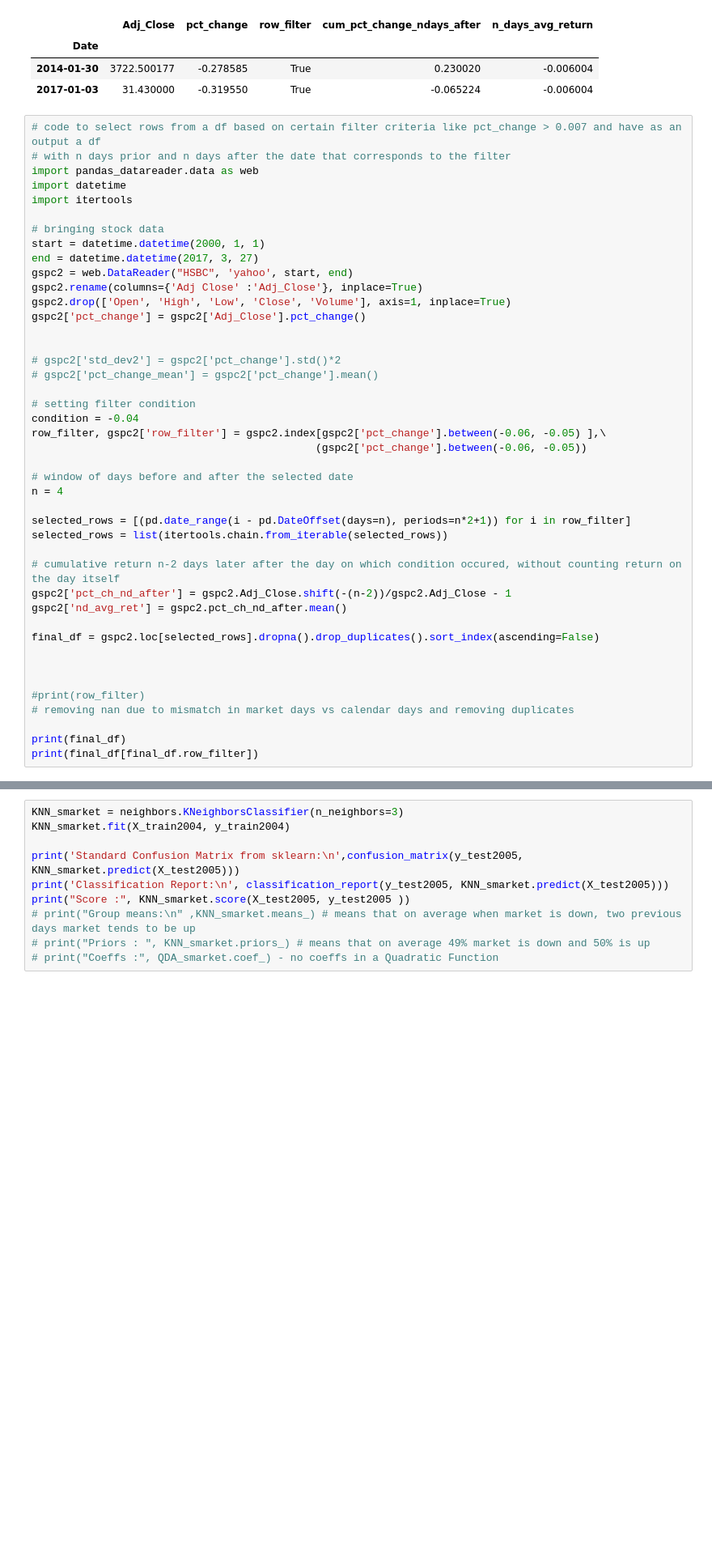
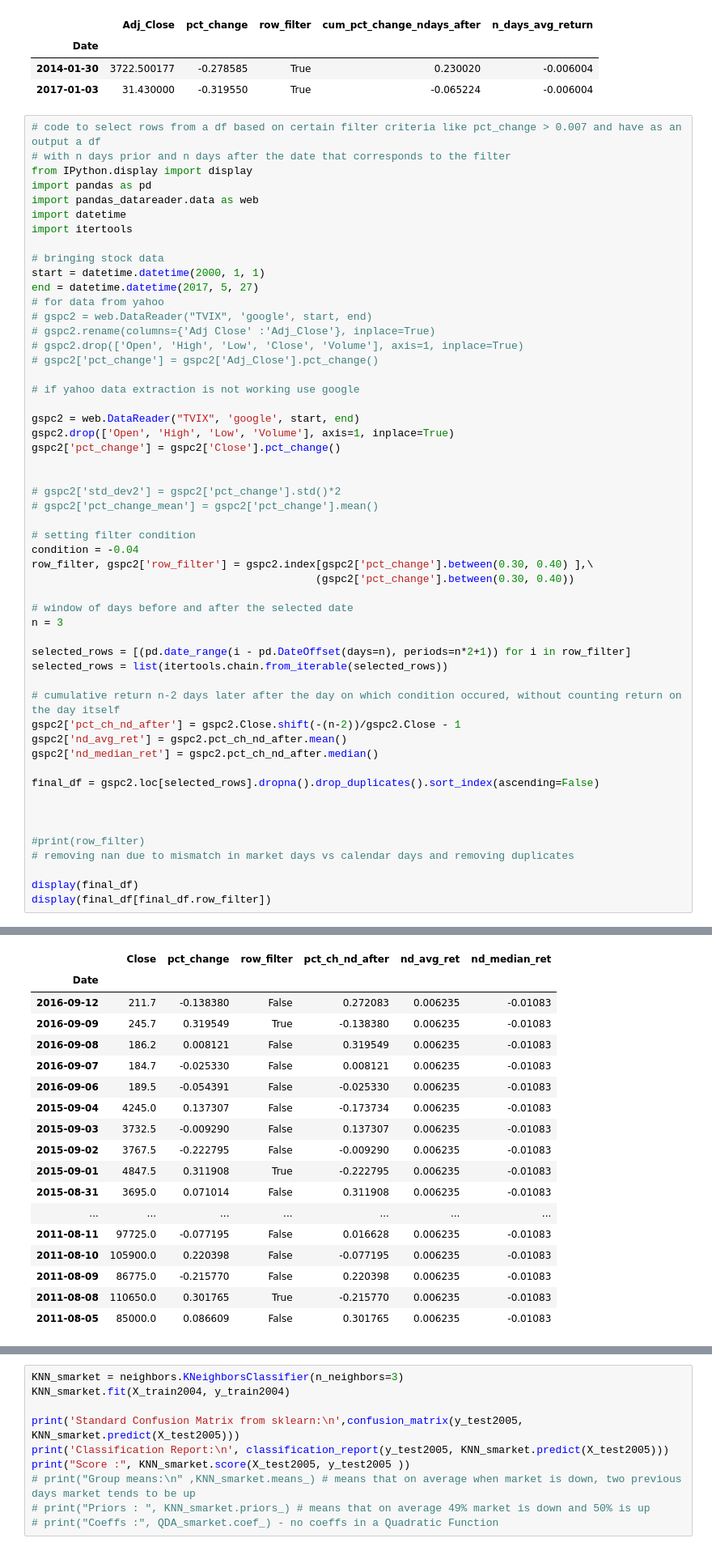
Before and after one commit to kuatroka/algo_dev, a Jupyter notebook: stock percentage change statistics.ipynb, the cells around one changed output, grey strips where cells are left out. Shown at 81% size. Drawn from its saved outputs; the diff is of its cells as text; blank space fills up the shorter version.

```diff
--- a/stock percentage change statistics.ipynb
+++ b/stock percentage change statistics.ipynb
@@ -168,17 +151,26 @@ gspc2[gspc2['pct_change'] <= -0.27 ]
 # %%
 # code to select rows from a df based on certain filter criteria like pct_change > 0.007 and have as an output a df
 # with n days prior and n days after the date that corresponds to the filter
+from IPython.display import display
+import pandas as pd
 import pandas_datareader.data as web
 import datetime
 import itertools
 
 # bringing stock data
 start = datetime.datetime(2000, 1, 1)
-end = datetime.datetime(2017, 3, 27)
-gspc2 = web.DataReader("HSBC", 'yahoo', start, end)
-gspc2.rename(columns={'Adj Close' :'Adj_Close'}, inplace=True)
-gspc2.drop(['Open', 'High', 'Low', 'Close', 'Volume'], axis=1, inplace=True)
-gspc2['pct_change'] = gspc2['Adj_Close'].pct_change()
+end = datetime.datetime(2017, 5, 27)
+# for data from yahoo
+# gspc2 = web.DataReader("TVIX", 'google', start, end)
+# gspc2.rename(columns={'Adj Close' :'Adj_Close'}, inplace=True)
+# gspc2.drop(['Open', 'High', 'Low', 'Close', 'Volume'], axis=1, inplace=True)
+# gspc2['pct_change'] = gspc2['Adj_Close'].pct_change()
+
+# if yahoo data extraction is not working use google
+
+gspc2 = web.DataReader("TVIX", 'google', start, end)
+gspc2.drop(['Open', 'High', 'Low', 'Volume'], axis=1, inplace=True)
+gspc2['pct_change'] = gspc2['Close'].pct_change()
 
 
 # gspc2['std_dev2'] = gspc2['pct_change'].std()*2
@@ -186,18 +178,19 @@ gspc2['pct_change'] = gspc2['Adj_Close'].pct_change()
 
 # setting filter condition
 condition = -0.04
-row_filter, gspc2['row_filter'] = gspc2.index[gspc2['pct_change'].between(-0.06, -0.05) ],\
-                                             (gspc2['pct_change'].between(-0.06, -0.05))
+row_filter, gspc2['row_filter'] = gspc2.index[gspc2['pct_change'].between(0.30, 0.40) ],\
+                                             (gspc2['pct_change'].between(0.30, 0.40))
 
 # window of days before and after the selected date
-n = 4
+n = 3
 
 selected_rows = [(pd.date_range(i - pd.DateOffset(days=n), periods=n*2+1)) for i in row_filter]
 selected_rows = list(itertools.chain.from_iterable(selected_rows))
 
 # cumulative return n-2 days later after the day on which condition occured, without counting return on the day itself
-gspc2['pct_ch_nd_after'] = gspc2.Adj_Close.shift(-(n-2))/gspc2.Adj_Close - 1
+gspc2['pct_ch_nd_after'] = gspc2.Close.shift(-(n-2))/gspc2.Close - 1
 gspc2['nd_avg_ret'] = gspc2.pct_ch_nd_after.mean()
+gspc2['nd_median_ret'] = gspc2.pct_ch_nd_after.median()
 
 final_df = gspc2.loc[selected_rows].dropna().drop_duplicates().sort_index(ascending=False)
 
@@ -206,6 +199,6 @@ final_df = gspc2.loc[selected_rows].dropna().drop_duplicates().sort_index(ascend
 #print(row_filter)
 # removing nan due to mismatch in market days vs calendar days and removing duplicates
 
-print(final_df)
-print(final_df[final_df.row_filter])
+display(final_df)
+display(final_df[final_df.row_filter])
 # %% [output]
@@ -228,0 +205,18 @@ Date
+|  | Close | pct_change | row_filter | pct_ch_nd_after | nd_avg_ret | nd_median_ret |
+| Date |  |  |  |  |  |  |
+| 2016-09-12 | 211.7 | -0.138380 | False | 0.272083 | 0.006235 | -0.01083 |
+| 2016-09-09 | 245.7 | 0.319549 | True | -0.138380 | 0.006235 | -0.01083 |
+| 2016-09-08 | 186.2 | 0.008121 | False | 0.319549 | 0.006235 | -0.01083 |
+| 2016-09-07 | 184.7 | -0.025330 | False | 0.008121 | 0.006235 | -0.01083 |
+| 2016-09-06 | 189.5 | -0.054391 | False | -0.025330 | 0.006235 | -0.01083 |
+| 2015-09-04 | 4245.0 | 0.137307 | False | -0.173734 | 0.006235 | -0.01083 |
+| 2015-09-03 | 3732.5 | -0.009290 | False | 0.137307 | 0.006235 | -0.01083 |
+| 2015-09-02 | 3767.5 | -0.222795 | False | -0.009290 | 0.006235 | -0.01083 |
+| 2015-09-01 | 4847.5 | 0.311908 | True | -0.222795 | 0.006235 | -0.01083 |
+| 2015-08-31 | 3695.0 | 0.071014 | False | 0.311908 | 0.006235 | -0.01083 |
+| ... | ... | ... | ... | ... | ... | ... |
+| 2011-08-11 | 97725.0 | -0.077195 | False | 0.016628 | 0.006235 | -0.01083 |
+| 2011-08-10 | 105900.0 | 0.220398 | False | -0.077195 | 0.006235 | -0.01083 |
+| 2011-08-09 | 86775.0 | -0.215770 | False | 0.220398 | 0.006235 | -0.01083 |
+| 2011-08-08 | 110650.0 | 0.301765 | True | -0.215770 | 0.006235 | -0.01083 |
+| 2011-08-05 | 85000.0 | 0.086609 | False | 0.301765 | 0.006235 | -0.01083 |
```
Also changed, not shown: parts of 5 cells of this notebook, 1 other file.
